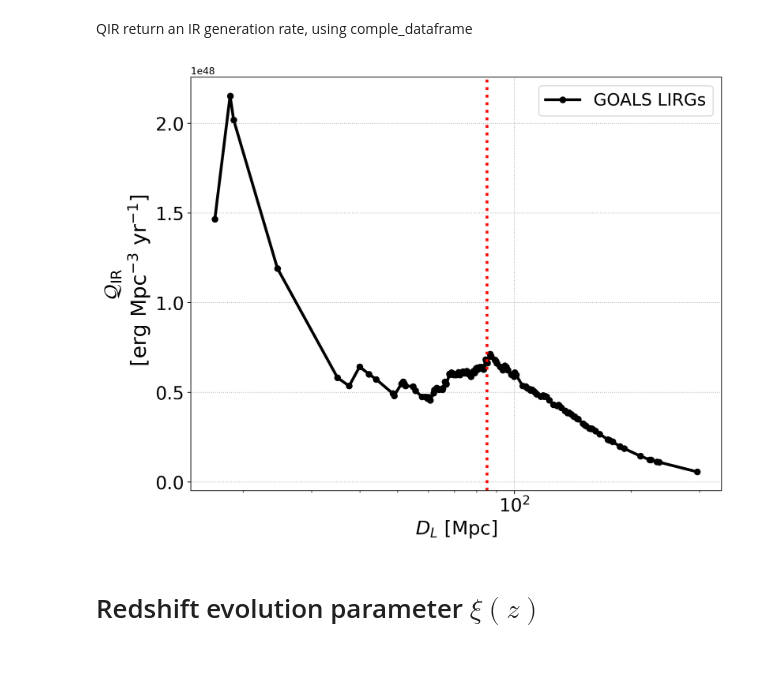
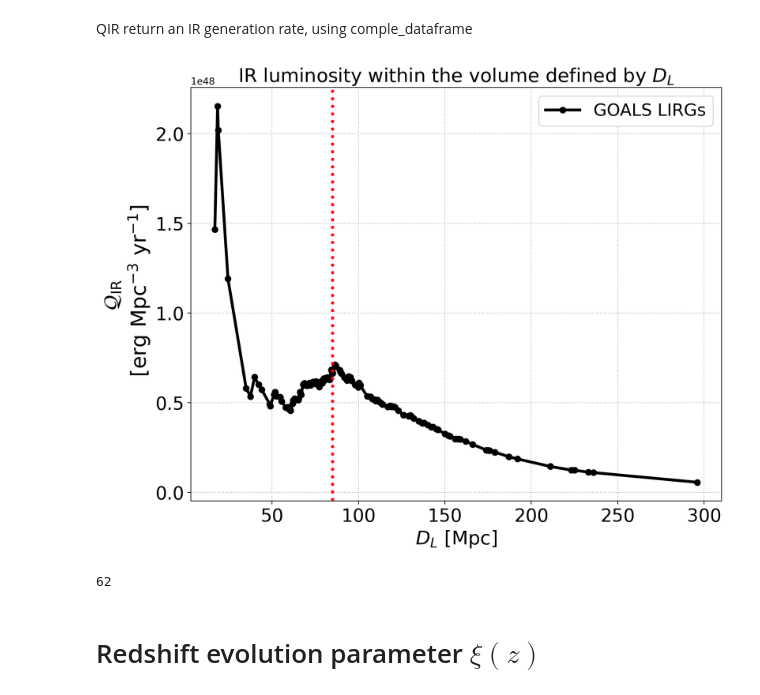
Before and after one commit to YarnoMerckx/diffuse-neutrino-flux-u-lirgs, a Jupyter notebook: diffuse_lirg_prediction.ipynb, the cells around one changed output. Cells and saved outputs as stored; diff of their text form; code cells hidden in the pictures; blank space fills up the shorter version.

```diff
--- a/diffuse_lirg_prediction.ipynb
+++ b/diffuse_lirg_prediction.ipynb
@@ -89,20 +95,25 @@ Dmax_range_LIRG= df_LIRG.sort_values(by = 'D_L [Mpc]')['D_L [Mpc]'].to_numpy()+1
 QIR_LIRG_individual = [QIR(i,'LIRGs','individual','no')[0] for i in Dmax_range_LIRG]
 QIR_LIRG_individual_AGNcorr = [QIR(i,'LIRGs','individual','yes')[0] for i in Dmax_range_LIRG]
 # %%
-fig3 = plt.figure(figsize=(10,8),dpi=200)
+plt.figure(figsize=(10,8),dpi=200)
 
 plt.plot(Dmax_range_LIRG,QIR_LIRG_individual, c = 'k', marker = 'o',ls = '-',label = 'GOALS LIRGs',linewidth =3)
 plt.axvline(x= 85,c='r',ls='dotted',lw = 3)
 plt.xticks(fontsize= 19)
 plt.yticks(fontsize= 19)
 plt.ylabel('$\\mathcal{Q}_{\\mathrm{IR}}$ \n [erg Mpc$^{-3}$ yr$^{-1}$]', fontsize = 22)
+plt.title('IR luminosity within the volume defined by $D_L$',fontsize = 20)
 plt.xlabel('$D_L$ [Mpc]',fontsize = 20)
 plt.legend(fontsize = 18)
-plt.xscale('log')
+#plt.xscale('log')
 plt.grid(ls='dotted')
 #plt.savefig("/Users/yarno/Documents/PhD/Pictures/Extrapolation_plots/QIR.pdf",bbox_inches="tight")
 # %% [output]
-[figure, old version]
+[figure, new version]
+# %%
+len(df_LIRG[df_LIRG['D_L [Mpc]']<76])
+# %% [output]
+62
 # %% [markdown]
 # Redshift evolution parameter $\xi(z)$
 # %%
```
Also changed, not shown: parts of 16 cells of this notebook, 2 other files.
